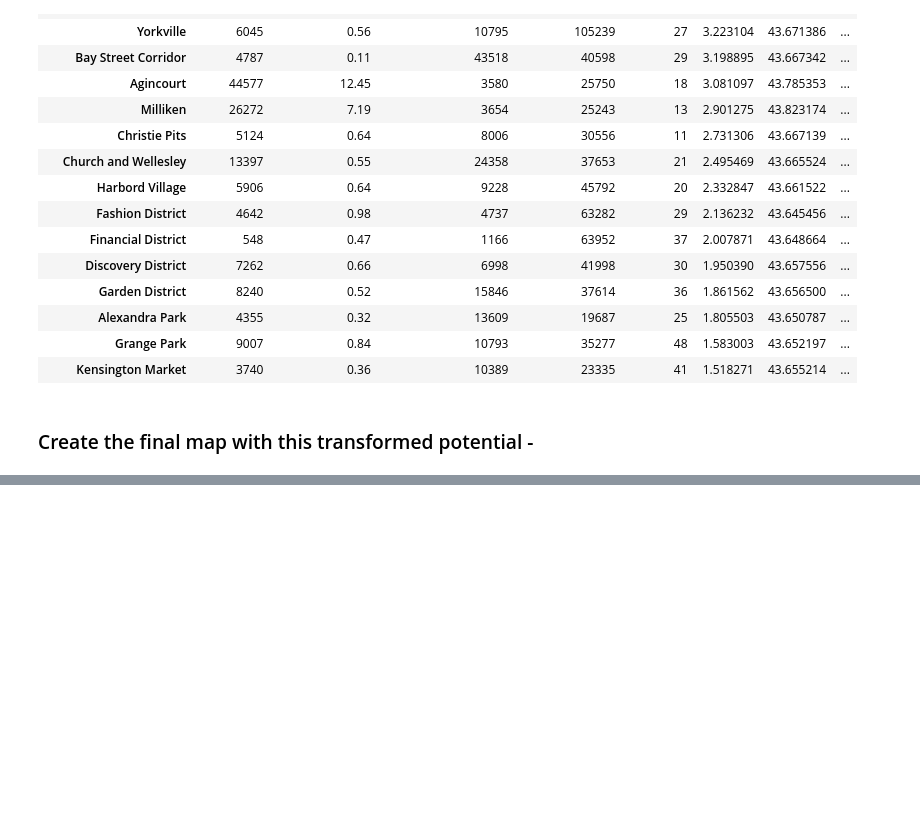
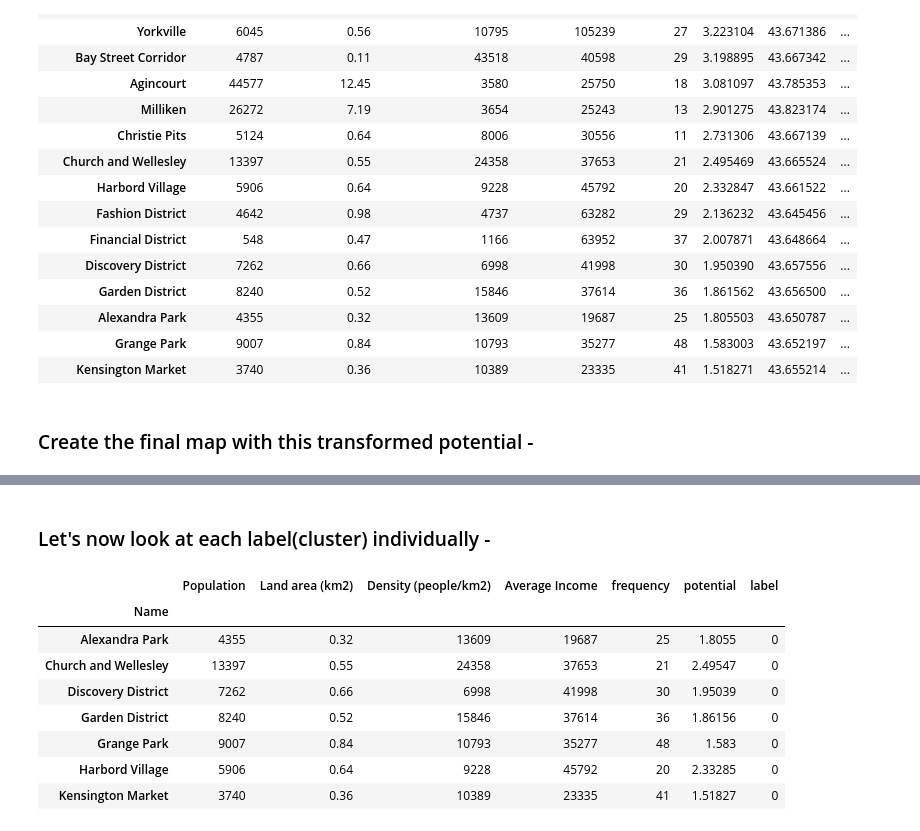
Before and after one commit to Rishabhjain631999/Coursera_Capstone, a Jupyter notebook: Final Notebook.ipynb, the cells around one changed output, grey strips where cells are left out. Saved outputs shown, nothing was run; the diff lists cells and outputs as text; code cells hidden in the pictures; blank space fills up the shorter version.

```diff
--- a/Final Notebook.ipynb
+++ b/Final Notebook.ipynb
@@ -586,0 +653,29 @@ map_toronto
+# %%
+import matplotlib.cm as cm
+import matplotlib.colors as colors
+
+# create map
+map_clusters = folium.Map(location=[latitude, longitude], zoom_start=13.5)
+
+kclusters = 4
+
+# set color scheme for the clusters
+x = np.arange(kclusters)
+ys = [i + x + (i*x)**2 for i in range(kclusters)]
+colors_array = cm.rainbow(np.linspace(0, 1, len(ys)))
+rainbow = [colors.rgb2hex(i) for i in colors_array]
+
+# add markers to the map
+markers_colors = []
+for lat, lon, poi, cluster, pot in zip(refined_data['latitude'], refined_data['longitude'], refined_data.index.values, refined_data['label'], refined_data['potential']):
+    label = folium.Popup(str(poi) + ' Cluster ' + str(cluster), parse_html=True)
+    folium.Circle(
+        [lat, lon],
+        radius=pot*200,
+        popup=label,
+        color=rainbow[cluster-1],
+        fill=True,
+        fill_color=rainbow[cluster-1],
+        fill_opacity=0.7).add_to(map_clusters)
+
+map_clusters
@@ -586,0 +684,28 @@ map_toronto
+# %% [markdown]
+<h3> Let's now look at each label(cluster) individually -
+# %%
+def highlight(s):    # to add background colour to dataframes as per their label numbers (row wise)
+    index = int(s[-1] - 1)
+    return ['background-color: {}'.format(rainbow[index]) for _ in s]
+
+def highlight_col(s):    # # to add background colour to dataframes as per their label numbers (column wise)
+    if s[0]=='-':
+        return ['' for _ in s]
+    else:
+        index = int(s[0] - 1)
+        return ['background-color: {}'.format(rainbow[index]) for _ in s]
+# %%
+# cluster 0 points:
+zero_df = sliced_df[refined_data['label'] == 0].iloc[:, :6]
+zero_df['label'] = refined_data['label']
+zero_df.style.apply(highlight, axis=1)
+# %% [output]
+|  | Population | Land area (km2) | Density (people/km2) | Average Income | frequency | potential | label |
+| Name |  |  |  |  |  |  |  |
+| Alexandra Park | 4355 | 0.32 | 13609 | 19687 | 25 | 1.8055 | 0 |
+| Church and Wellesley | 13397 | 0.55 | 24358 | 37653 | 21 | 2.49547 | 0 |
+| Discovery District | 7262 | 0.66 | 6998 | 41998 | 30 | 1.95039 | 0 |
+| Garden District | 8240 | 0.52 | 15846 | 37614 | 36 | 1.86156 | 0 |
+| Grange Park | 9007 | 0.84 | 10793 | 35277 | 48 | 1.583 | 0 |
+| Harbord Village | 5906 | 0.64 | 9228 | 45792 | 20 | 2.33285 | 0 |
+| Kensington Market | 3740 | 0.36 | 10389 | 23335 | 41 | 1.51827 | 0 |
```
Also changed, not shown: parts of 17 cells of this notebook.
